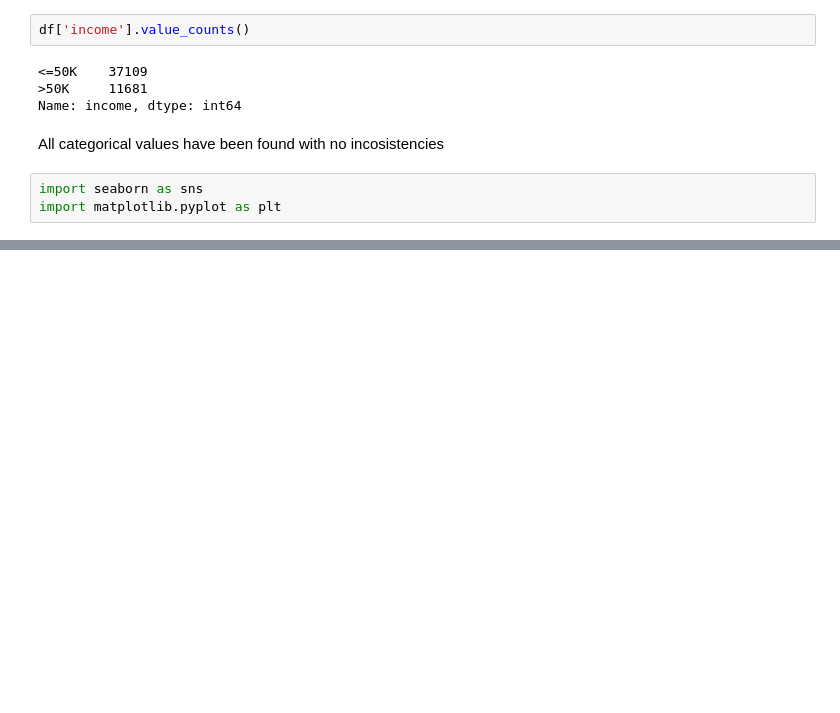
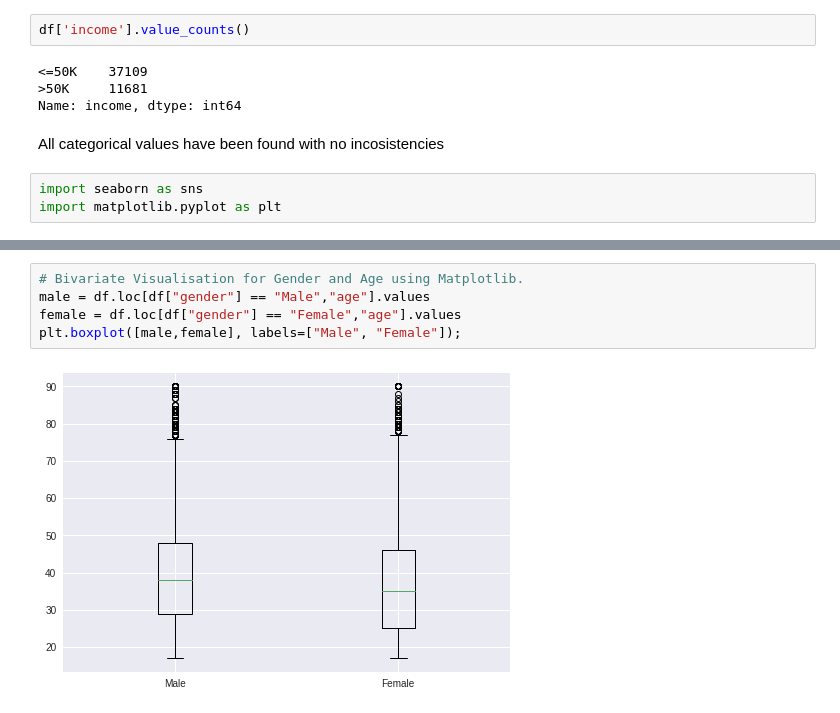
Before and after one commit to Ssendags/Data-science-Project-2---Denis-Ssendagire, a Jupyter notebook: Ssendagire_Denis_Project_2_First_Choice.ipynb, the cells around one changed output, grey strips where cells are left out. Drawn from its saved outputs; the diff is of its cells as text; blank space fills up the shorter version.

```diff
--- a/Ssendagire_Denis_Project_2_First_Choice.ipynb
+++ b/Ssendagire_Denis_Project_2_First_Choice.ipynb
@@ -291,0 +302,7 @@ fig.set(xlabel = 'index')
+# %%
+# Bivariate Visualisation for Gender and Age using Matplotlib.
+male = df.loc[df["gender"] == "Male","age"].values
+female = df.loc[df["gender"] == "Female","age"].values
+plt.boxplot([male,female], labels=["Male", "Female"]);
+# %% [output]
+[figure, added]
```
Also changed, not shown: parts of 24 cells of this notebook.
